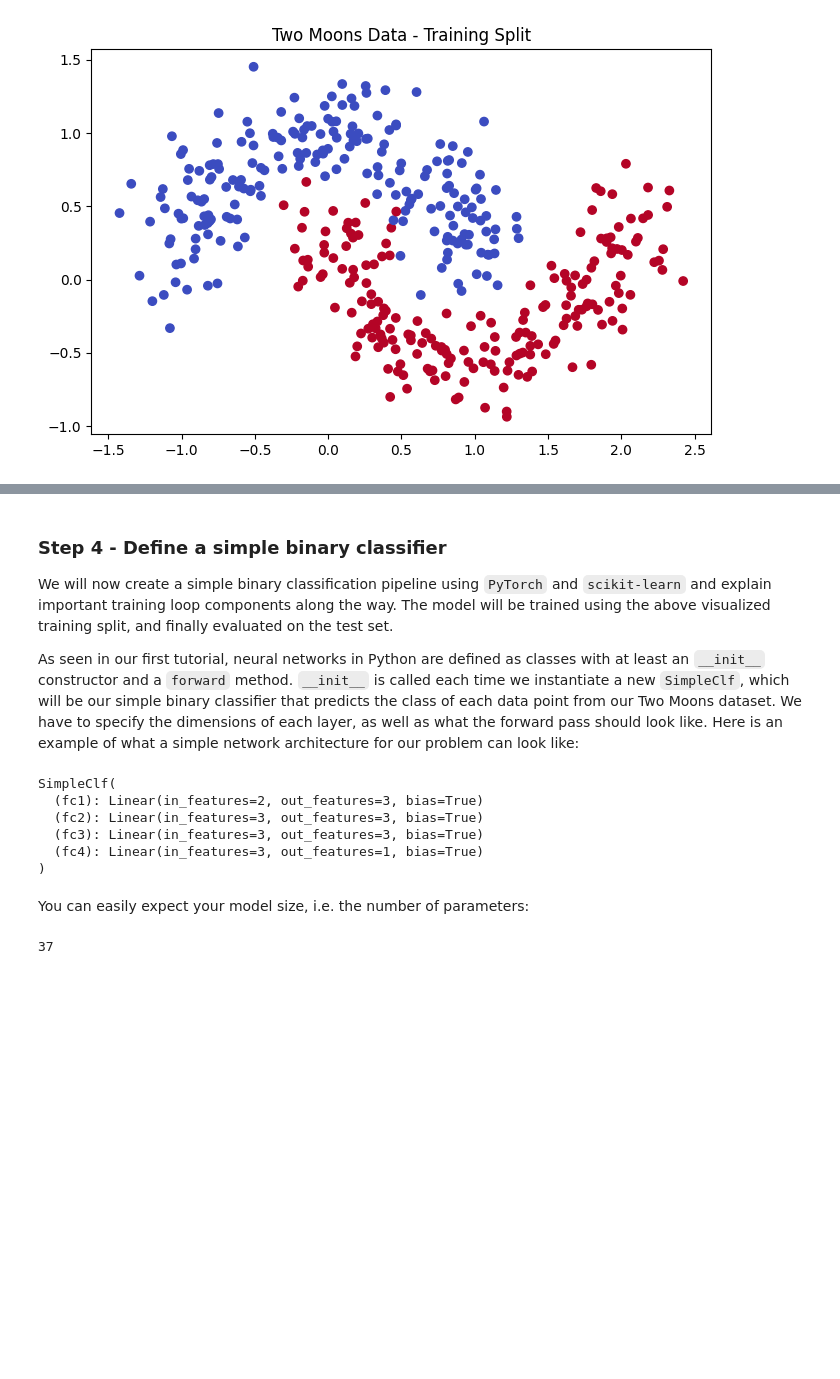
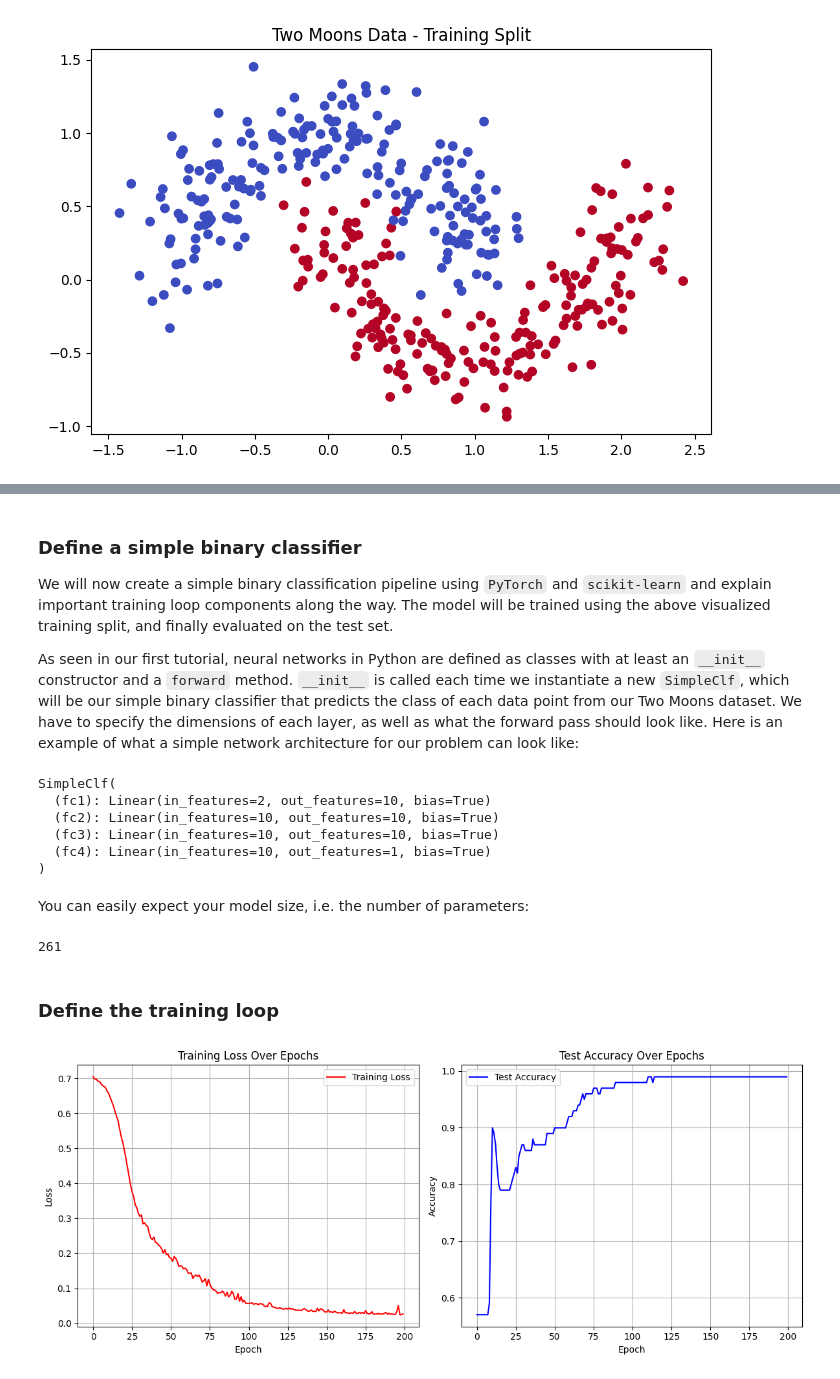
Before and after one commit to Laura-Legat/Introduction-to-AI-in-Medicine, a Jupyter notebook: 2_Intro_PyTorch.ipynb, the cells around one changed output, grey strips where cells are left out. Cells and saved outputs as stored; diff of their text form; code cells hidden in the pictures; blank space fills up the shorter version.

```diff
--- a/2_Intro_PyTorch.ipynb
+++ b/2_Intro_PyTorch.ipynb
@@ -523,17 +524,21 @@ plt.show()
 # %%
-BATCH_SIZE = 32 # feel free to play around with the batch size parameter
+BATCH_SIZE = 64 # feel free to play around with the batch size parameter
+
+# set generator for deterministic shuffling
+g = torch.Generator()
+g.manual_seed(seed)
 
 # create tensors out of your input data and set the device accordingly (the tensors will reside on the cpu or gpu)
-x_train_tensor, y_train_tensor = torch.tensor(x_train), torch.tensor(y_train)
-x_test_tensor, y_test_tensor = torch.tensor(x_test), torch.tensor(y_test)
+x_train_tensor, y_train_tensor = torch.tensor(x_train, dtype=torch.float32), torch.tensor(y_train, dtype=torch.float32).unsqueeze(1)
+x_test_tensor, y_test_tensor = torch.tensor(x_test, dtype=torch.float32), torch.tensor(y_test, dtype=torch.float32).unsqueeze(1)
 
 train_dataset = TensorDataset(x_train_tensor, y_train_tensor)
 test_dataset = TensorDataset(x_test_tensor, y_test_tensor)
 
-train_loader = DataLoader(train_dataset, batch_size=BATCH_SIZE, shuffle=True)
+train_loader = DataLoader(train_dataset, batch_size=BATCH_SIZE, shuffle=True, generator=g)
 test_loader = DataLoader(test_dataset, batch_size=BATCH_SIZE)
 # %% [markdown]
-### Step 4 - Define a simple binary classifier
+### Define a simple binary classifier
 
 We will now create a simple binary classification pipeline using `PyTorch` and `scikit-learn` and explain important training loop components along the way. The model will be trained using the above visualized training split, and finally evaluated on the test set.
 
@@ -555,28 +560,34 @@ class SimpleClf(nn.Module):
     x = F.sigmoid(self.fc4(x))
     return x
 
-model = SimpleClf(input_dim=2, hidden_dim=3, output_dim=1)
+model = SimpleClf(input_dim=2, hidden_dim=10, output_dim=1)
 print(model)
 # %% [output]
 SimpleClf(
-  (fc1): Linear(in_features=2, out_features=3, bias=True)
-  (fc2): Linear(in_features=3, out_features=3, bias=True)
-  (fc3): Linear(in_features=3, out_features=3, bias=True)
-  (fc4): Linear(in_features=3, out_features=1, bias=True)
+  (fc1): Linear(in_features=2, out_features=10, bias=True)
+  (fc2): Linear(in_features=10, out_features=10, bias=True)
+  (fc3): Linear(in_features=10, out_features=10, bias=True)
+  (fc4): Linear(in_features=10, out_features=1, bias=True)
 )
 # %% [markdown]
 You can easily expect your model size, i.e. the number of parameters:
 # %%
 print(sum(p.numel() for p in model.parameters()))
 # %% [output]
-37
+261
+# %% [markdown]
+### Define the training loop
 # %%
 # define some training setting parameters
 lr = 1e-3
-n_epochs = 50
+n_epochs = 200
 
 criterion = nn.BCELoss()
-optim = optim.Adam(model.parameters(), lr=lr)
+optimizer = optim.Adam(model.parameters(), lr=lr)
+
+# lists for plotting accuracy and loss at the end
+losses = []
+accs = []
 
 for epoch in tqdm(range(n_epochs), desc='Training on two moons...'):
   #TRAIN PART
@@ -584,36 +595,61 @@ for epoch in tqdm(range(n_epochs), desc='Training on two moons...'):
   epoch_loss = [] # keep track of your epoch loss which you want to print at the end
 
   for x, y in train_loader:
     x, y = x.to(device), y.to(device) # place tensors on the correct device for training
 
-    optim.zero_grad() # reset gradients from previous iteration such that they do not sum up
+    optimizer.zero_grad() # reset gradients from previous iteration such that they do not sum up
 
     pred = model(x)
     loss = criterion(pred, y) # calculate the loss of the training sample
     loss.backward() # calculate gradients wrt to model parameters
 
-    optim.step() # update model parameters
+    optimizer.step() # update model parameters
 
     epoch_loss.append(loss.item()) # add batch loss to epoch loss
 
   # print loss over all samples for the current epoch
-  print(f'Epoch {epoch}, Loss: {epoch_loss[-1]}')
+  losses.append(np.mean(epoch_loss))
 
 
   #EVAL PART
   model.eval() # set model to evaluation mode, i.e. certain parts will be inactivate
   with torch.no_grad():
     preds_all, y_all = [], []
     for x_t, y_t in test_loader:
       x_t.to(device)
       pred_t = model(x_t)
       pred_t = (pred_t > 0.5).float().cpu() # boolean mask converted to class labels
 
-      preds_all.append(pred_t)
+      preds_all.append(pred_t) # append predicted labels of the current batch
       y_all.append(y_t) # append the true labels of the current batch
 
     y_pred = torch.cat(preds_all)
-    y_true = torch.cat(labels_all)
+    y_true = torch.cat(y_all)
     acc = accuracy_score(y_true, y_pred)
 
-  print(f'Epoch {epoch}, Test Accuracy: {acc:.4f}')
+  accs.append(acc)
+
+
+# plot the loss and accuracy over the training epochs
+plt.figure(figsize=(12, 5))
+
+plt.subplot(1, 2, 1)
+plt.plot(np.arange(n_epochs), losses, label='Training Loss', color='red')
+plt.xlabel('Epoch')
+plt.ylabel('Loss')
+plt.title('Training Loss Over Epochs')
+plt.grid(True)
+plt.legend()
+
+plt.subplot(1, 2, 2)
+plt.plot(np.arange(n_epochs), accs, label='Test Accuracy', color='blue')
+plt.xlabel('Epoch')
+plt.ylabel('Accuracy')
+plt.title('Test Accuracy Over Epochs')
+plt.grid(True)
+plt.legend()
+
+plt.tight_layout()
+plt.show()
+# %% [output]
+[figure, added]
```
Also changed, not shown: parts of 8 cells of this notebook.
